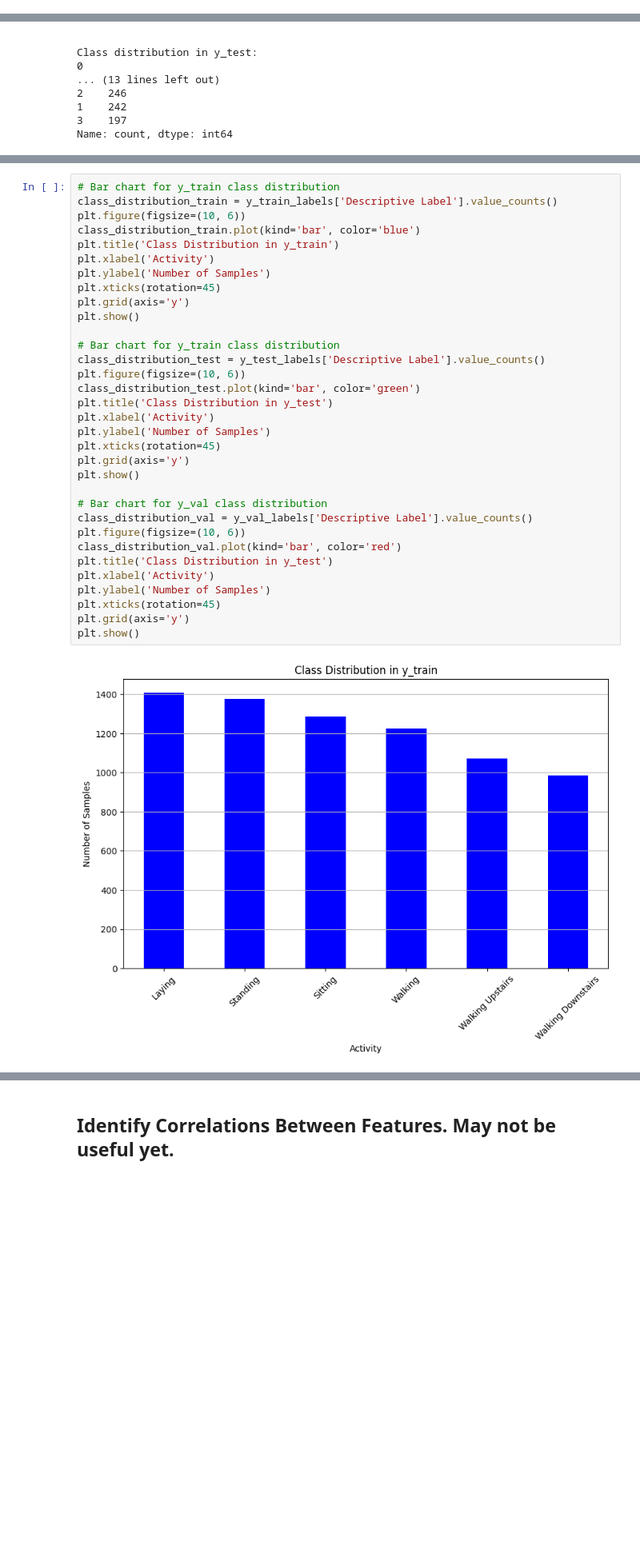
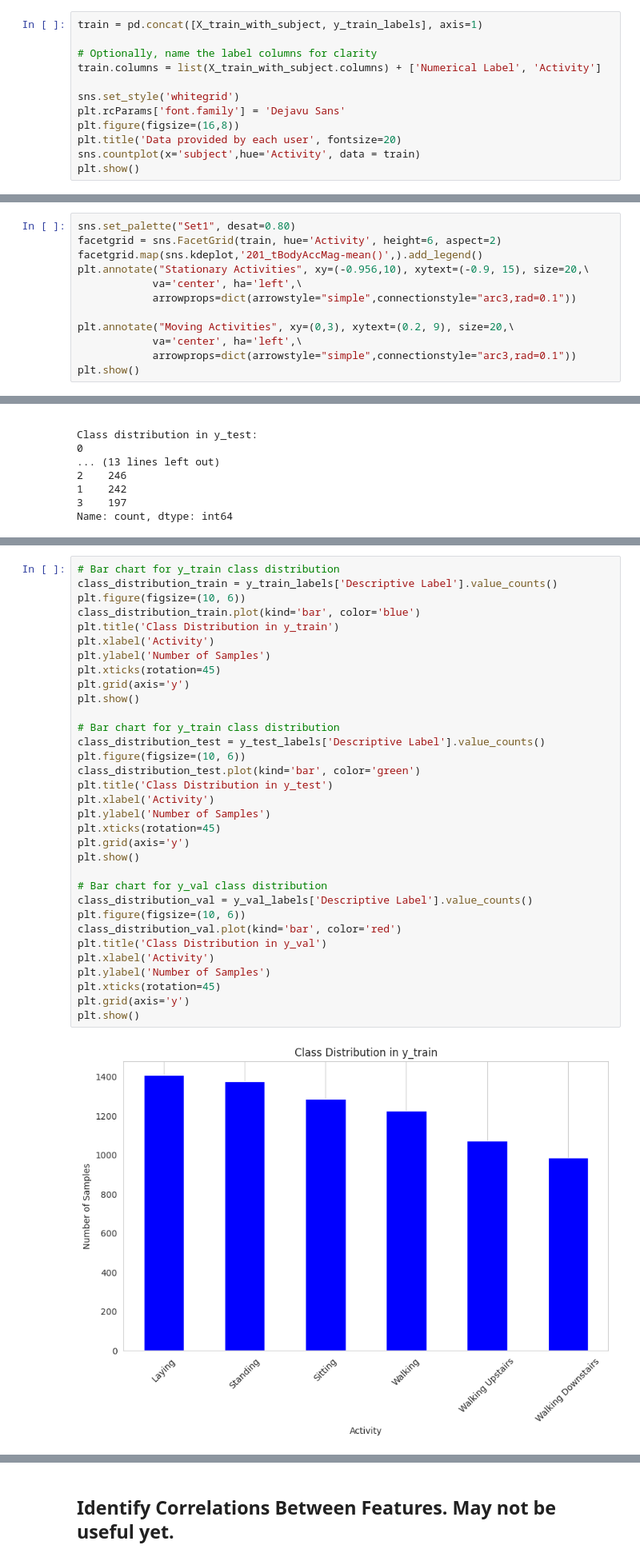
Before and after one commit to ronniepiku/EE52036_project, a Jupyter notebook: data_preprocessing.ipynb, the cells around one changed output, grey strips where cells are left out. Shown at 80% size. Cells and saved outputs as stored; diff of their text form; blank space fills up the shorter version.

```diff
--- a/data_preprocessing.ipynb
+++ b/data_preprocessing.ipynb
@@ -41,0 +88,12 @@ subject_test = pd.read_csv('UCI HAR Dataset/UCI HAR Dataset/test/subject_test.tx
+# %%
+train = pd.concat([X_train_with_subject, y_train_labels], axis=1)
+
+# Optionally, name the label columns for clarity
+train.columns = list(X_train_with_subject.columns) + ['Numerical Label', 'Activity']
+
+sns.set_style('whitegrid')
+plt.rcParams['font.family'] = 'Dejavu Sans'
+plt.figure(figsize=(16,8))
+plt.title('Data provided by each user', fontsize=20)
+sns.countplot(x='subject',hue='Activity', data = train)
+plt.show()
@@ -41,0 +102,12 @@ subject_test = pd.read_csv('UCI HAR Dataset/UCI HAR Dataset/test/subject_test.tx
+# %%
+sns.set_palette("Set1", desat=0.80)
+facetgrid = sns.FacetGrid(train, hue='Activity', height=6, aspect=2)
+facetgrid.map(sns.kdeplot,'201_tBodyAccMag-mean()',).add_legend()
+plt.annotate("Stationary Activities", xy=(-0.956,10), xytext=(-0.9, 15), size=20,\
+            va='center', ha='left',\
+            arrowprops=dict(arrowstyle="simple",connectionstyle="arc3,rad=0.1"))
+
+plt.annotate("Moving Activities", xy=(0,3), xytext=(0.2, 9), size=20,\
+            va='center', ha='left',\
+            arrowprops=dict(arrowstyle="simple",connectionstyle="arc3,rad=0.1"))
+plt.show()
@@ -98,32 +217,32 @@ class_distribution_train = y_train_labels['Descriptive Label'].value_counts()
 plt.figure(figsize=(10, 6))
 class_distribution_train.plot(kind='bar', color='blue')
 plt.title('Class Distribution in y_train')
 plt.xlabel('Activity')
 plt.ylabel('Number of Samples')
 plt.xticks(rotation=45)
 plt.grid(axis='y')
 plt.show()
 
 # Bar chart for y_train class distribution
 class_distribution_test = y_test_labels['Descriptive Label'].value_counts()
 plt.figure(figsize=(10, 6))
 class_distribution_test.plot(kind='bar', color='green')
 plt.title('Class Distribution in y_test')
 plt.xlabel('Activity')
 plt.ylabel('Number of Samples')
 plt.xticks(rotation=45)
 plt.grid(axis='y')
 plt.show()
 
 # Bar chart for y_val class distribution
 class_distribution_val = y_val_labels['Descriptive Label'].value_counts()
 plt.figure(figsize=(10, 6))
 class_distribution_val.plot(kind='bar', color='red')
-plt.title('Class Distribution in y_test')
+plt.title('Class Distribution in y_val')
 plt.xlabel('Activity')
 plt.ylabel('Number of Samples')
 plt.xticks(rotation=45)
 plt.grid(axis='y')
 plt.show()
 # %% [output]
-[figure, old version]
+[figure, new version]
```
Also changed, not shown: parts of 17 cells of this notebook, 1 other file.
